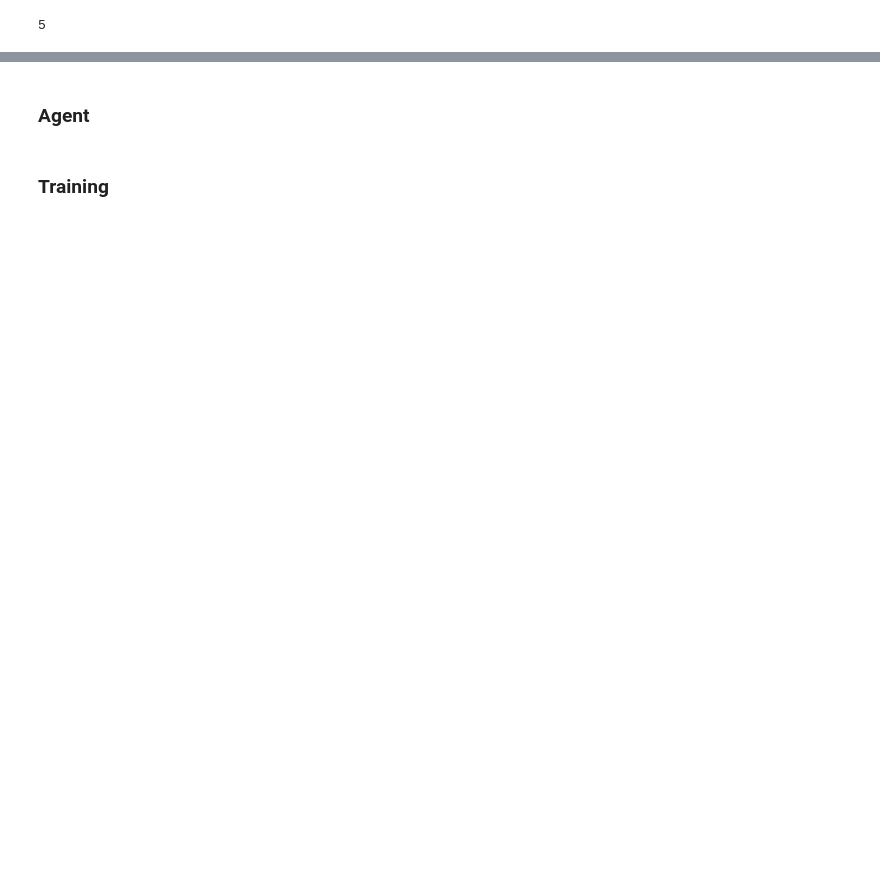
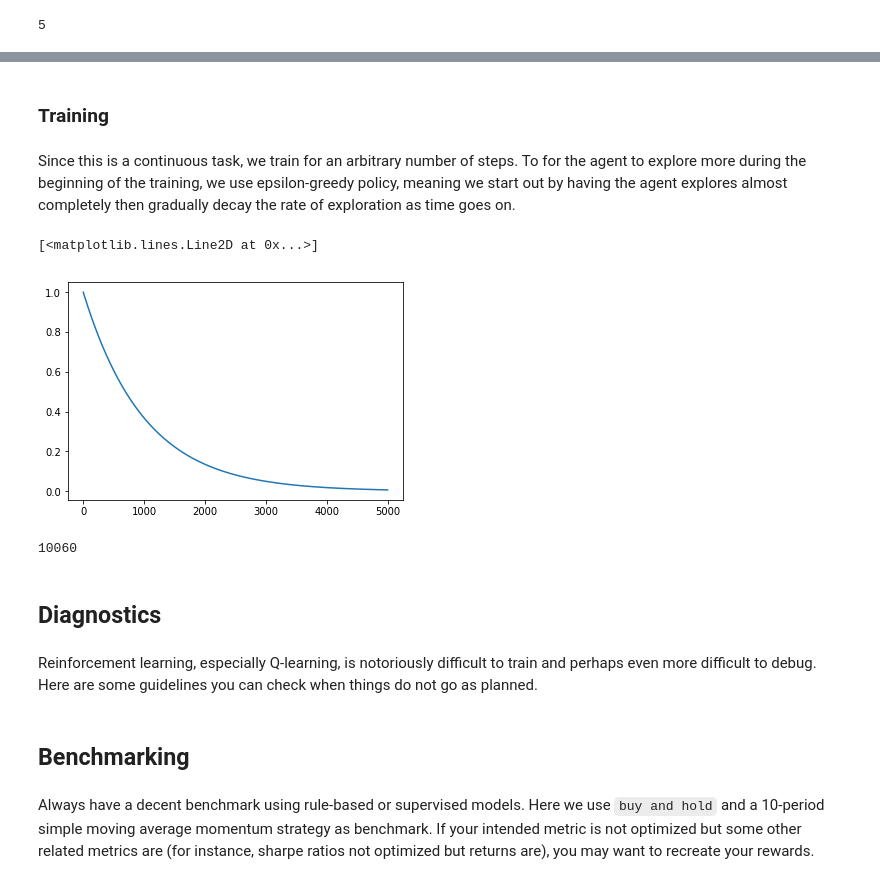
Before and after one commit to cstorm125/rl_trader, a Jupyter notebook: position_sandbox.ipynb, the cells around one changed output, grey strips where cells are left out. Saved outputs shown, nothing was run; the diff lists cells and outputs as text; code cells hidden in the pictures; blank space fills up the shorter version.

```diff
--- a/position_sandbox.ipynb
+++ b/position_sandbox.ipynb
@@ -188,4 +278,2 @@ tensor([[-0.0443,  0.0314, -0.0630],
         [-0.0620,  0.0204, -0.0367],
         [-0.0085,  0.0464, -0.0131]], grad_fn=<ThAddmmBackward>)
-# %% [markdown]
-### Agent
@@ -194,8 +280,18 @@ from position_bot.agent import *
 # %% [markdown]
 ### Training
+# %% [markdown]
+Since this is a continuous task, we train for an arbitrary number of steps. To for the agent to explore more during the beginning of the training, we use epsilon-greedy policy, meaning we start out by having the agent explores almost completely then gradually decay the rate of exploration as time goes on.
 # %%
 env = SingleStockMarket(bitstamp_df)
 mem = ReplayMemory(10000)
 a = VanillaQAgent(replay_memory = mem)
+# %%
+eps = []
+for i in range(5000):
+    eps.append(a.get_eps(i))
+plt.plot(eps)
+# %% [output]
+[<matplotlib.lines.Line2D at 0x...>]
+[figure, added]
 # %%
 state = env.reset()
@@ -208,3 +304,19 @@ for i in trange(100000):
     a.step(state,action,reward,next_state,done)
 
     state = next_state
+# %%
+# model_name = f'{DATA_PATH}models/vanilla_q.pth'
+# df_name = f'{DATA_PATH}models/vanilla_q.csv'
+# # a.save_agent(model_name,df_name)
+# a.load_agent(model_name,df_name)
+env.idx
+# %% [output]
+10060
+# %% [markdown]
+## Diagnostics
+# %% [markdown]
+Reinforcement learning, especially Q-learning, is notoriously difficult to train and perhaps even more difficult to debug. Here are some guidelines you can check when things do not go as planned.
+# %% [markdown]
+## Benchmarking
+# %% [markdown]
+Always have a decent benchmark using rule-based or supervised models. Here we use `buy and hold` and a 10-period simple moving average momentum strategy as benchmark. If your intended metric is not optimized but some other related metrics are (for instance, sharpe ratios not optimized but returns are), you may want to recreate your rewards.
```
Also changed, not shown: parts of 57 cells of this notebook, 6 other files.
